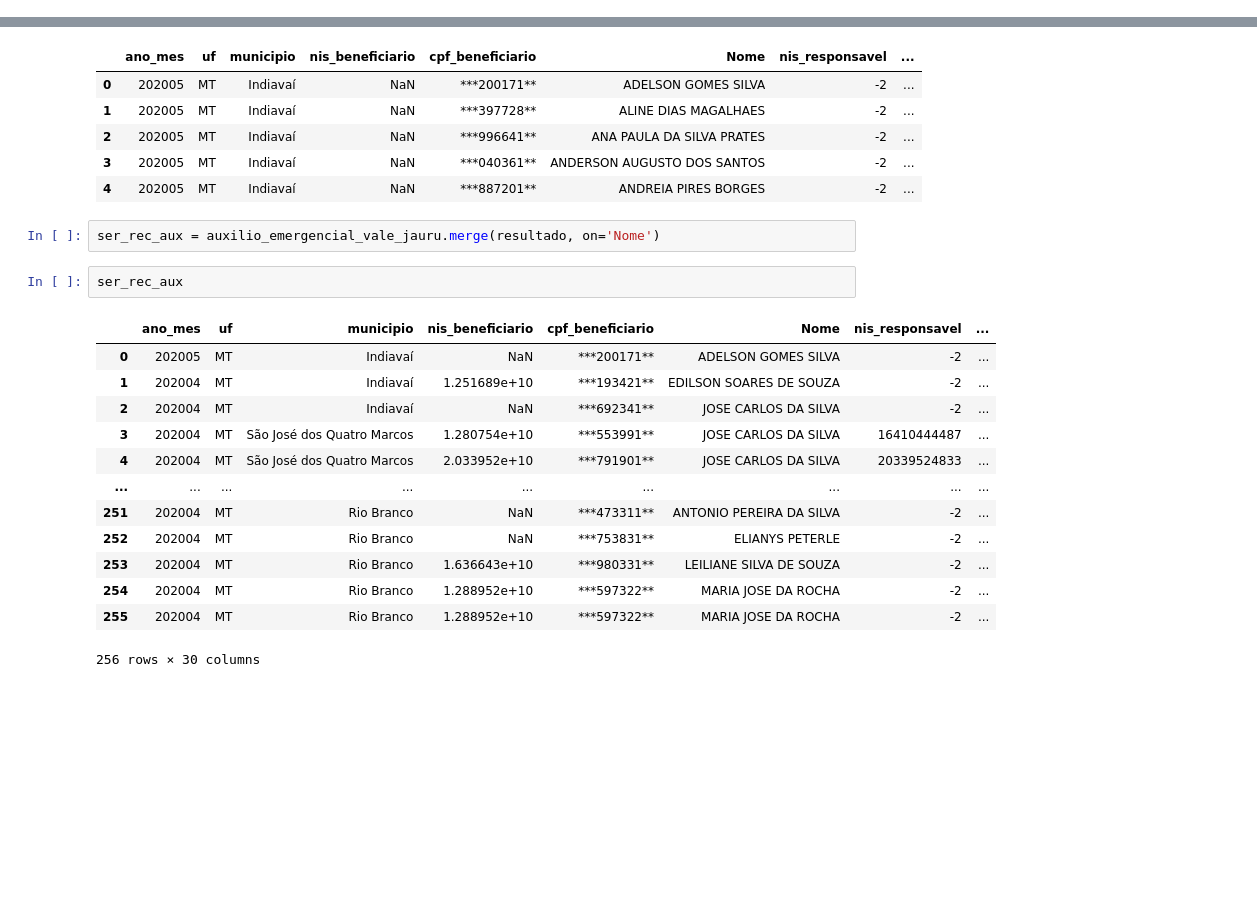
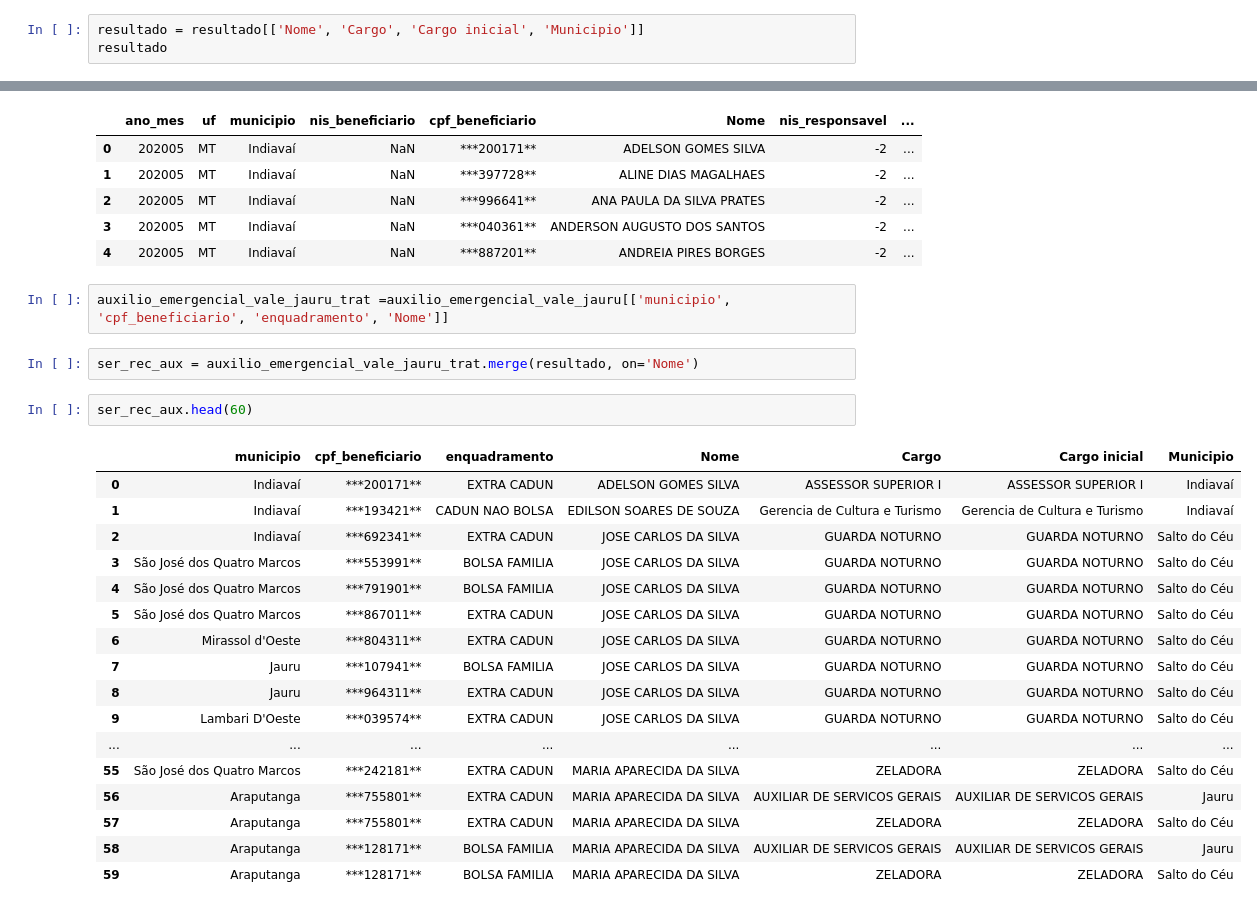
Before and after one commit to ledigofig/Auxilio-Emergencial, a Jupyter notebook: analise_municipios.ipynb, the cells around one changed output, grey strips where cells are left out. Saved outputs shown, nothing was run; the diff lists cells and outputs as text; blank space fills up the shorter version.

```diff
--- a/analise_municipios.ipynb
+++ b/analise_municipios.ipynb
@@ -92,0 +87,3 @@ resultado
+# %%
+resultado = resultado[['Nome', 'Cargo', 'Cargo inicial', 'Municipio']]
+resultado
@@ -150,21 +161,27 @@ auxilio_emergencial_vale_jauru.head()
 | 2 | 202005 | MT | Indiavaí | NaN | ***996641** | ANA PAULA DA SILVA PRATES | -2 | ... |
 | 3 | 202005 | MT | Indiavaí | NaN | ***040361** | ANDERSON AUGUSTO DOS SANTOS | -2 | ... |
 | 4 | 202005 | MT | Indiavaí | NaN | ***887201** | ANDREIA PIRES BORGES | -2 | ... |
+# %%
+auxilio_emergencial_vale_jauru_trat =auxilio_emergencial_vale_jauru[['municipio', 'cpf_beneficiario', 'enquadramento', 'Nome']]
 # %%
-ser_rec_aux = auxilio_emergencial_vale_jauru.merge(resultado, on='Nome')
+ser_rec_aux = auxilio_emergencial_vale_jauru_trat.merge(resultado, on='Nome')
 # %%
-ser_rec_aux
+ser_rec_aux.head(60)
 # %% [output]
-|  | ano_mes | uf | municipio | nis_beneficiario | cpf_beneficiario | Nome | nis_responsavel | ... |
-| 0 | 202005 | MT | Indiavaí | NaN | ***200171** | ADELSON GOMES SILVA | -2 | ... |
-| 1 | 202004 | MT | Indiavaí | 1.251689e+10 | ***193421** | EDILSON SOARES DE SOUZA | -2 | ... |
-| 2 | 202004 | MT | Indiavaí | NaN | ***692341** | JOSE CARLOS DA SILVA | -2 | ... |
-| 3 | 202004 | MT | São José dos Quatro Marcos | 1.280754e+10 | ***553991** | JOSE CARLOS DA SILVA | 16410444487 | ... |
-| 4 | 202004 | MT | São José dos Quatro Marcos | 2.033952e+10 | ***791901** | JOSE CARLOS DA SILVA | 20339524833 | ... |
-| ... | ... | ... | ... | ... | ... | ... | ... | ... |
-| 251 | 202004 | MT | Rio Branco | NaN | ***473311** | ANTONIO PEREIRA DA SILVA | -2 | ... |
-| 252 | 202004 | MT | Rio Branco | NaN | ***753831** | ELIANYS PETERLE | -2 | ... |
-| 253 | 202004 | MT | Rio Branco | 1.636643e+10 | ***980331** | LEILIANE SILVA DE SOUZA | -2 | ... |
-| 254 | 202004 | MT | Rio Branco | 1.288952e+10 | ***597322** | MARIA JOSE DA ROCHA | -2 | ... |
-| 255 | 202004 | MT | Rio Branco | 1.288952e+10 | ***597322** | MARIA JOSE DA ROCHA | -2 | ... |
+|  | municipio | cpf_beneficiario | enquadramento | Nome | Cargo | Cargo inicial | Municipio |
+| 0 | Indiavaí | ***200171** | EXTRA CADUN | ADELSON GOMES SILVA | ASSESSOR SUPERIOR I | ASSESSOR SUPERIOR I | Indiavaí |
+| 1 | Indiavaí | ***193421** | CADUN NAO BOLSA | EDILSON SOARES DE SOUZA | Gerencia de Cultura e Turismo | Gerencia de Cultura e Turismo | Indiavaí |
+| 2 | Indiavaí | ***692341** | EXTRA CADUN | JOSE CARLOS DA SILVA | GUARDA NOTURNO | GUARDA NOTURNO | Salto do Céu |
+| 3 | São José dos Quatro Marcos | ***553991** | BOLSA FAMILIA | JOSE CARLOS DA SILVA | GUARDA NOTURNO | GUARDA NOTURNO | Salto do Céu |
+| 4 | São José dos Quatro Marcos | ***791901** | BOLSA FAMILIA | JOSE CARLOS DA SILVA | GUARDA NOTURNO | GUARDA NOTURNO | Salto do Céu |
+| 5 | São José dos Quatro Marcos | ***867011** | EXTRA CADUN | JOSE CARLOS DA SILVA | GUARDA NOTURNO | GUARDA NOTURNO | Salto do Céu |
+| 6 | Mirassol d'Oeste | ***804311** | EXTRA CADUN | JOSE CARLOS DA SILVA | GUARDA NOTURNO | GUARDA NOTURNO | Salto do Céu |
+| 7 | Jauru | ***107941** | BOLSA FAMILIA | JOSE CARLOS DA SILVA | GUARDA NOTURNO | GUARDA NOTURNO | Salto do Céu |
+| 8 | Jauru | ***964311** | EXTRA CADUN | JOSE CARLOS DA SILVA | GUARDA NOTURNO | GUARDA NOTURNO | Salto do Céu |
+| 9 | Lambari D'Oeste | ***039574** | EXTRA CADUN | JOSE CARLOS DA SILVA | GUARDA NOTURNO | GUARDA NOTURNO | Salto do Céu |
+| ... | ... | ... | ... | ... | ... | ... | ... |
+| 55 | São José dos Quatro Marcos | ***242181** | EXTRA CADUN | MARIA APARECIDA DA SILVA | ZELADORA | ZELADORA | Salto do Céu |
+| 56 | Araputanga | ***755801** | EXTRA CADUN | MARIA APARECIDA DA SILVA | AUXILIAR DE SERVICOS GERAIS | AUXILIAR DE SERVICOS GERAIS | Jauru |
+| 57 | Araputanga | ***755801** | EXTRA CADUN | MARIA APARECIDA DA SILVA | ZELADORA | ZELADORA | Salto do Céu |
+| 58 | Araputanga | ***128171** | BOLSA FAMILIA | MARIA APARECIDA DA SILVA | AUXILIAR DE SERVICOS GERAIS | AUXILIAR DE SERVICOS GERAIS | Jauru |
+| 59 | Araputanga | ***128171** | BOLSA FAMILIA | MARIA APARECIDA DA SILVA | ZELADORA | ZELADORA | Salto do Céu |
-256 rows × 30 columns
```
Also changed, not shown: parts of 4 cells of this notebook, 1 other file.
